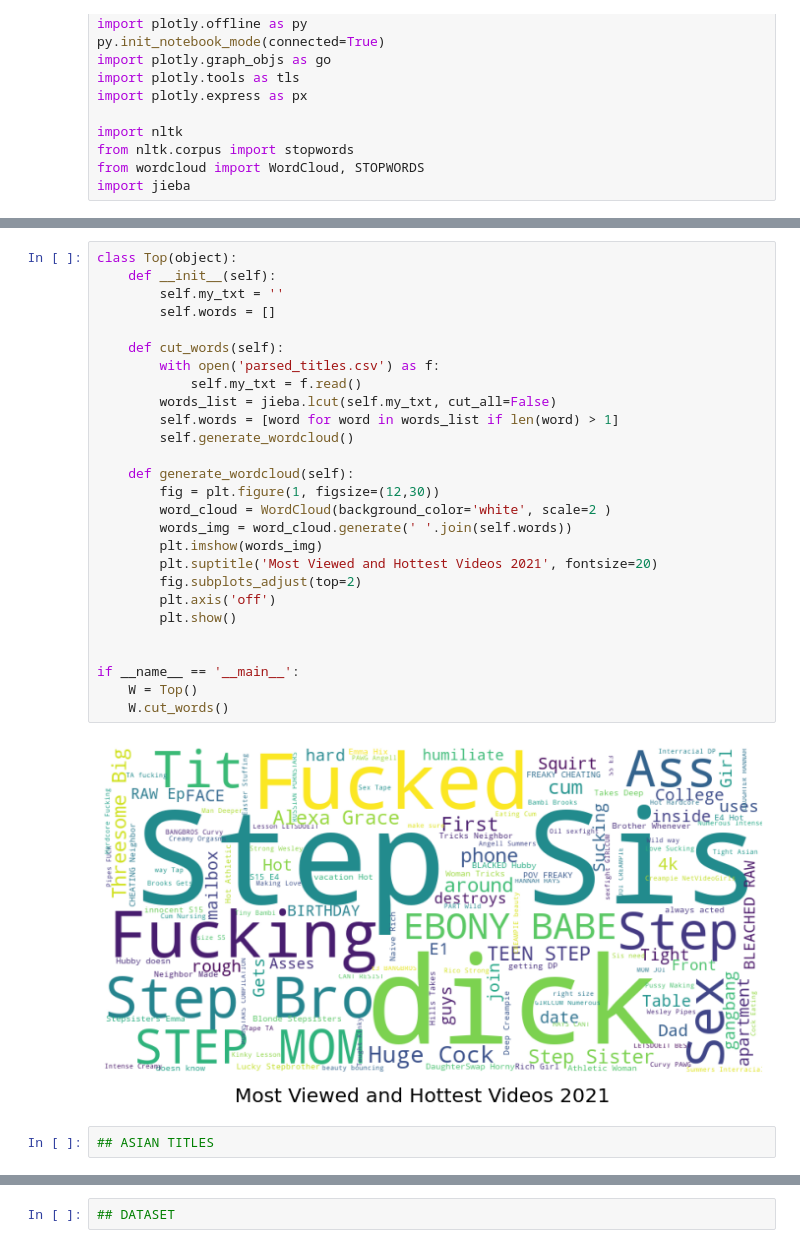
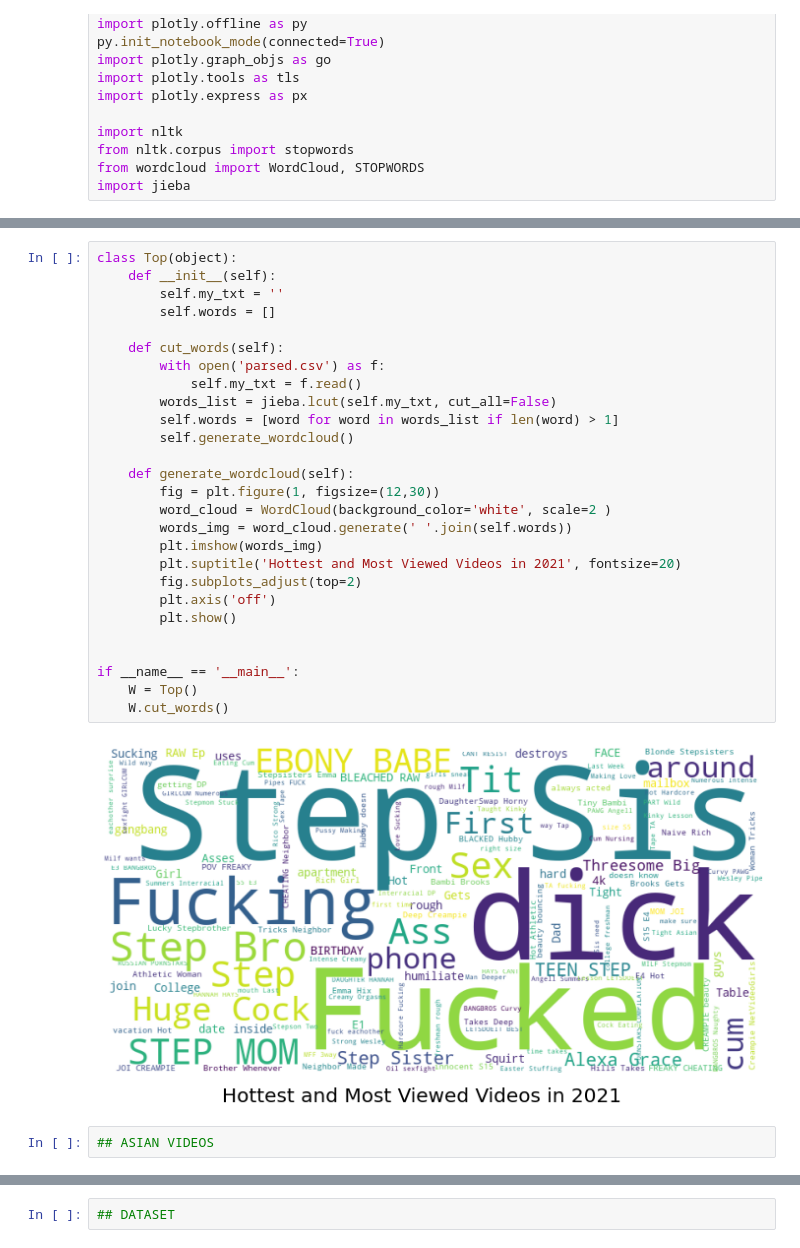
Before and after one commit to mcjch/final-proj-194, a Jupyter notebook: pornclouds.ipynb, the cells around one changed output, grey strips where cells are left out. Drawn from its saved outputs; the diff is of its cells as text.

```diff
--- a/pornclouds.ipynb
+++ b/pornclouds.ipynb
@@ -39,32 +39,32 @@ titles.iloc[:, [0]]
 # %%
 class Top(object):
     def __init__(self):
         self.my_txt = ''
         self.words = []
 
     def cut_words(self):
-        with open('parsed_titles.csv') as f:
+        with open('parsed.csv') as f:
             self.my_txt = f.read()
         words_list = jieba.lcut(self.my_txt, cut_all=False)
         self.words = [word for word in words_list if len(word) > 1]
         self.generate_wordcloud()
 
     def generate_wordcloud(self):
         fig = plt.figure(1, figsize=(12,30))
         word_cloud = WordCloud(background_color='white', scale=2 )
         words_img = word_cloud.generate(' '.join(self.words))
         plt.imshow(words_img)
-        plt.suptitle('Most Viewed and Hottest Videos 2021', fontsize=20)
+        plt.suptitle('Hottest and Most Viewed Videos in 2021', fontsize=20)
         fig.subplots_adjust(top=2)
         plt.axis('off')
         plt.show()
 
 
 if __name__ == '__main__':
     W = Top()
     W.cut_words()
 # %% [output]
-[figure, old version]
+[figure, new version]
 # %%
-## ASIAN TITLES
+## ASIAN VIDEOS
 # %%
```
Also changed, not shown: parts of 13 cells of this notebook, 4 other files.
